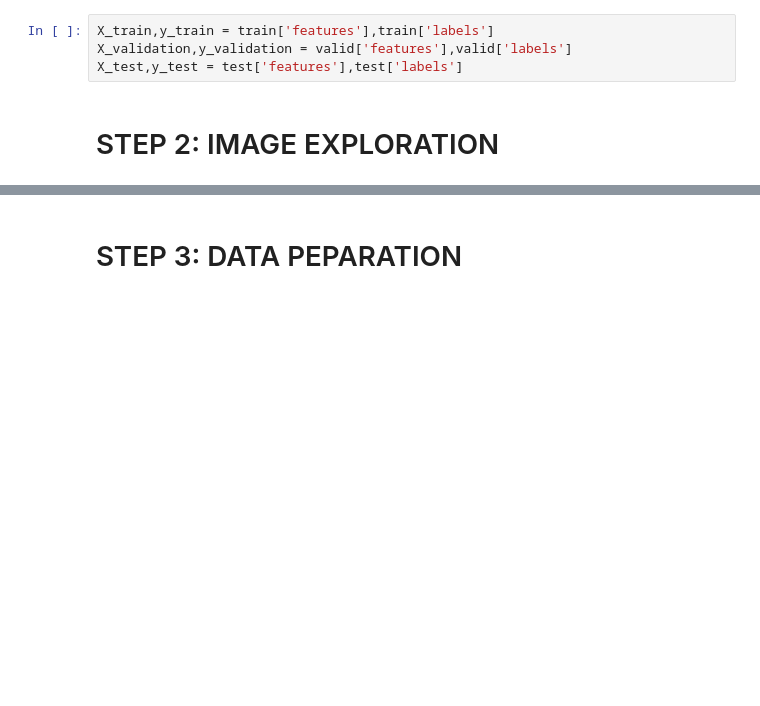
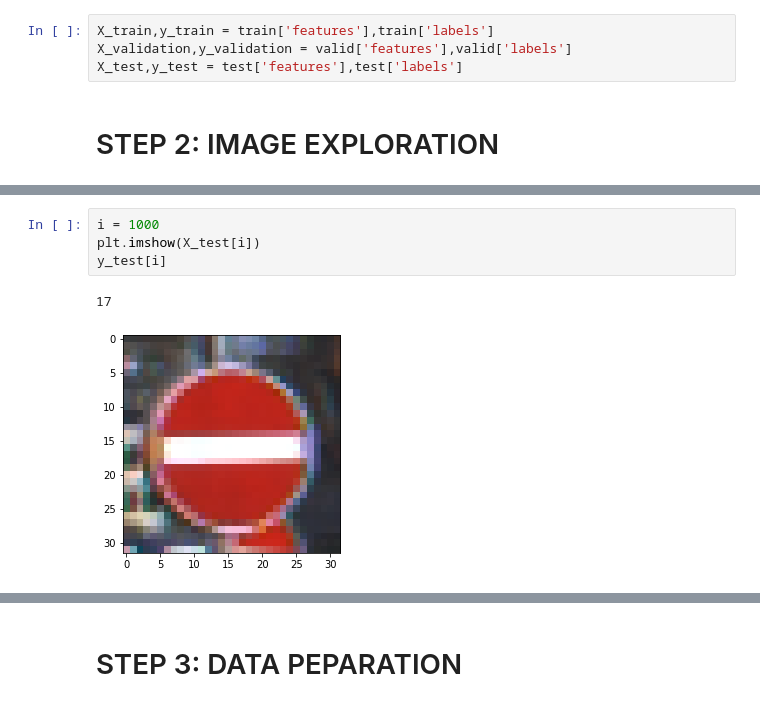
Before and after one commit to jainharsh21/Traffic-Sign-Classifier, a Jupyter notebook: traffic_sign_classifier.ipynb, the cells around one changed output, grey strips where cells are left out. Drawn from its saved outputs; the diff is of its cells as text; blank space fills up the shorter version.

```diff
--- a/traffic_sign_classifier.ipynb
+++ b/traffic_sign_classifier.ipynb
@@ -72,0 +80,7 @@ X_test,y_test = test['features'],test['labels']
+# %%
+i = 1000
+plt.imshow(X_test[i])
+y_test[i]
+# %% [output]
+17
+[figure, added]
```
Also changed, not shown: parts of 2 cells of this notebook.
